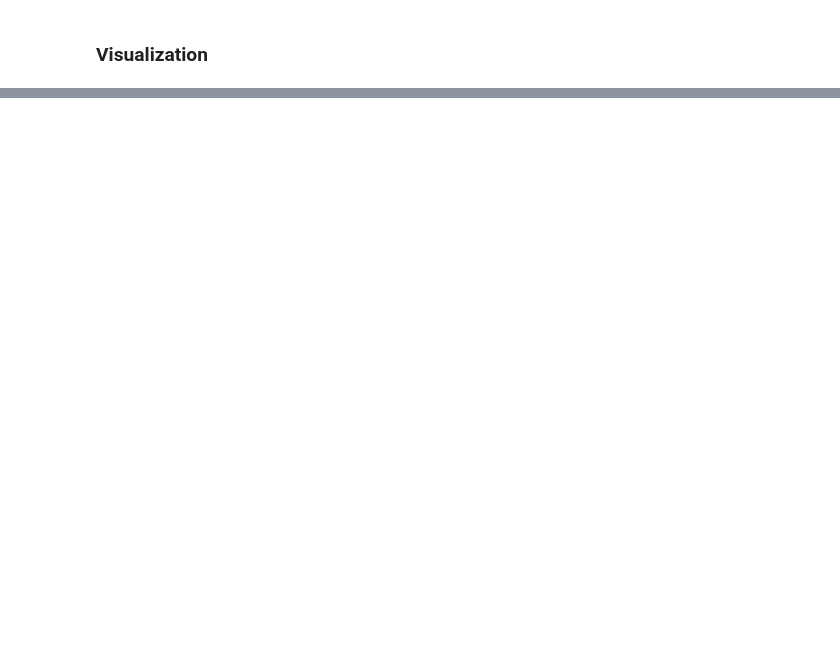
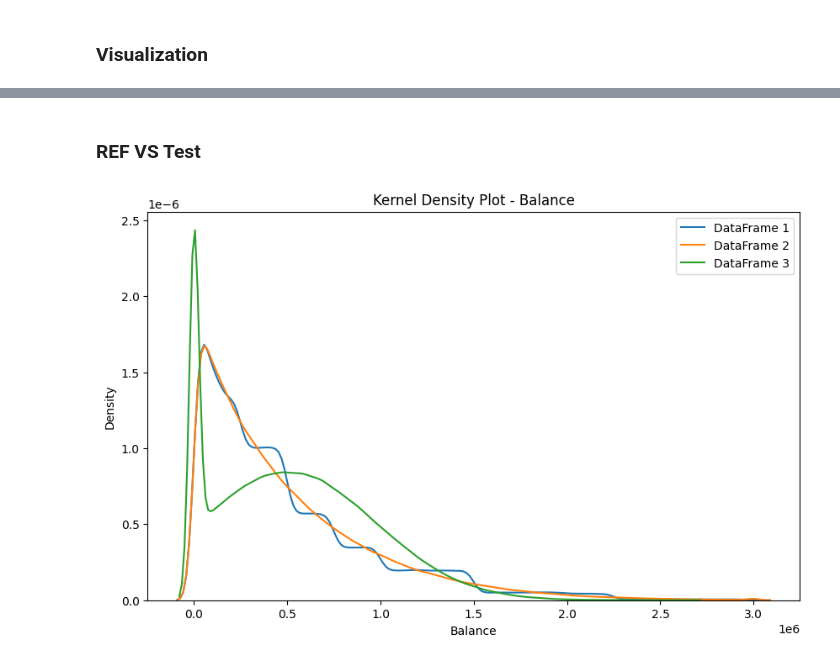
Before and after one commit to davideippolito/SyntheticData, a Jupyter notebook: src/VD.ipynb, the cells around one changed output, grey strips where cells are left out. Cells and saved outputs as stored; diff of their text form; code cells hidden in the pictures; blank space fills up the shorter version.

```diff
--- a/src/VD.ipynb
+++ b/src/VD.ipynb
@@ -78,0 +65,14 @@ plot_dependency_employment_type_balance(dataframes, employment_types)
+# %% [markdown]
+### REF VS Test
+# %%
+# Create a list with the dataframes
+dataframes = [
+    RD,
+    SD_HMA,
+    # SD_CTGAN,
+    SD_FAST_ML
+]
+
+plot_kernel_density(dataframes, "Balance")
+# %% [output]
+[figure, added]
```
Also changed, not shown: parts of 12 cells of this notebook, 6 other files.
